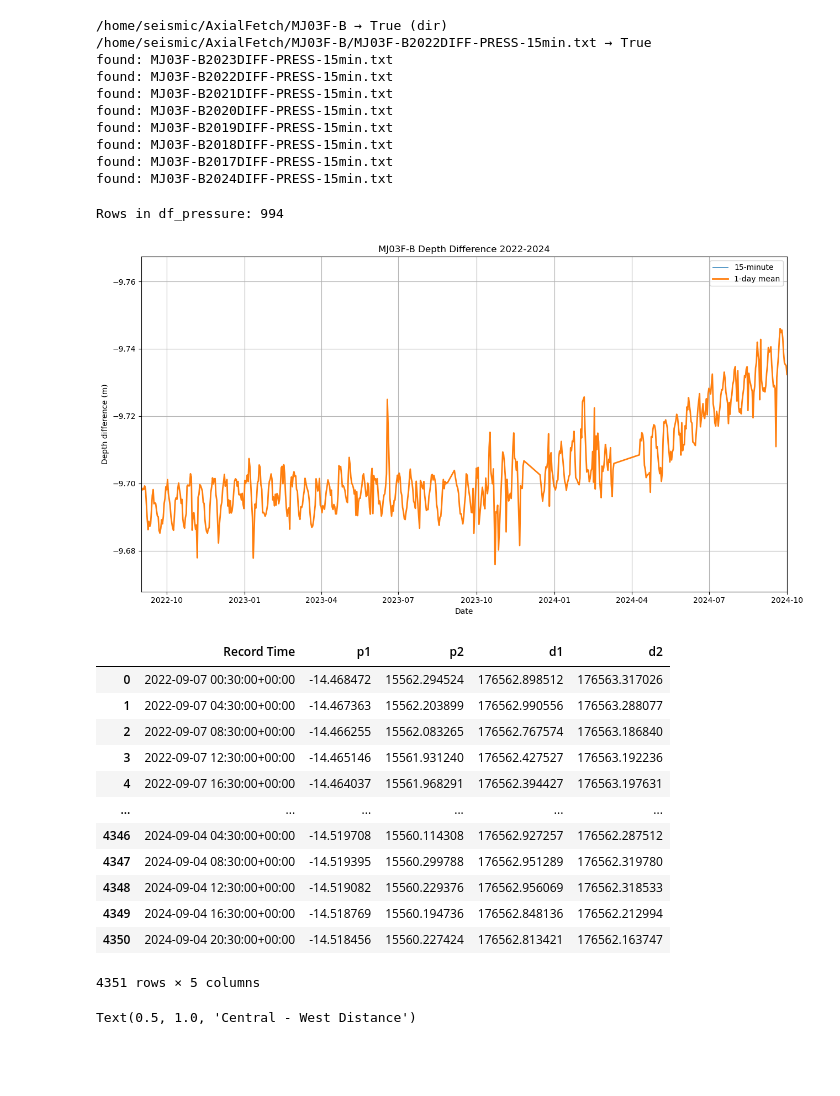
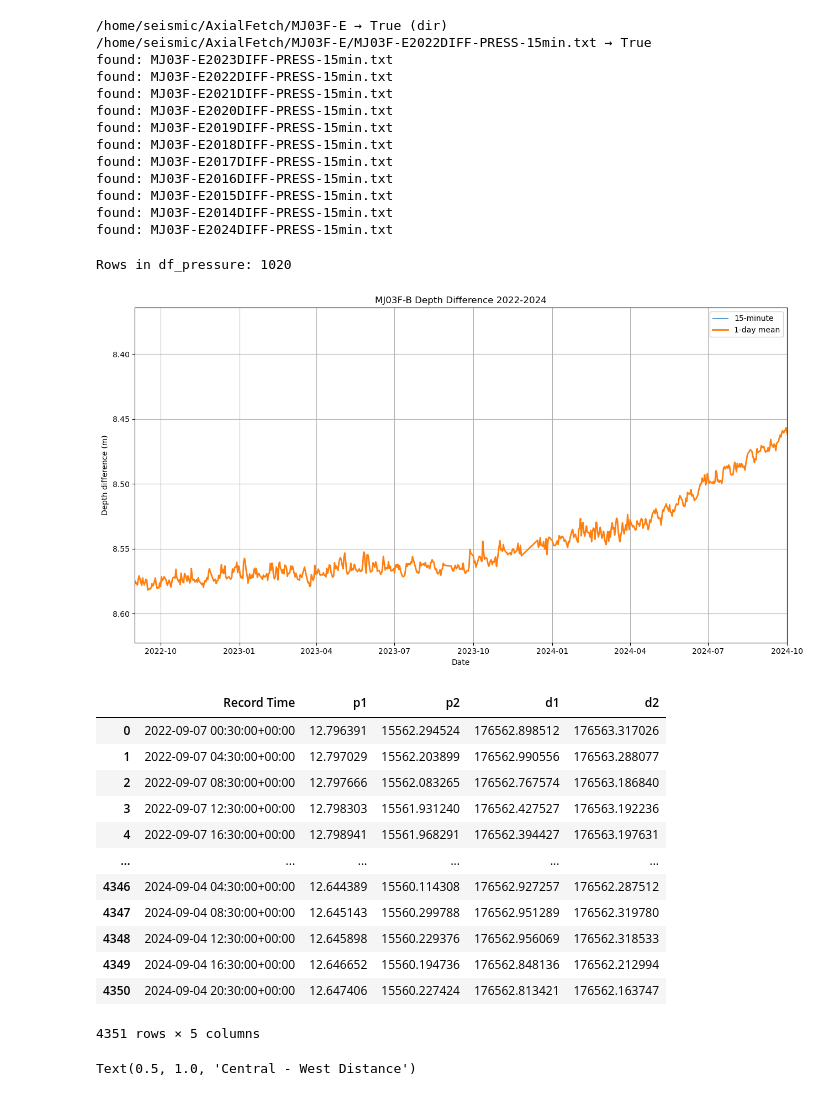
Before and after one commit to MaleenKidiwela/AxialFetch, a Jupyter notebook: Axial Modeling West.ipynb, the cells around one changed output. Cells and saved outputs as stored; diff of their text form; code cells hidden in the pictures; blank space fills up the shorter version.

```diff
--- a/Axial Modeling West.ipynb
+++ b/Axial Modeling West.ipynb
@@ -12,27 +12,30 @@ F2504 = pd.read_pickle("2504.pkl")
 from pathlib import Path
 
 # 1) Does a directory exist?
-base = Path("/home/seismic/AxialFetch/MJ03F-B")
+base = Path("/home/seismic/AxialFetch/MJ03F-E")
 print(base, "→", base.exists(), "(dir)" if base.is_dir() else "(not a dir)")
 
 # 2) Does one specific file exist?
-f = base / "MJ03F-B2022DIFF-PRESS-15min.txt"
+f = base / "MJ03F-E2022DIFF-PRESS-15min.txt"
 print(f, "→", f.exists())
 
 # 3) Quick sweep over a pattern
-for p in base.glob("MJ03F-B*DIFF-PRESS-15min.txt"):
+for p in base.glob("MJ03F-E*DIFF-PRESS-15min.txt"):
     print("found:", p.name)
 # %% [output]
-/home/seismic/AxialFetch/MJ03F-B → True (dir)
-/home/seismic/AxialFetch/MJ03F-B/MJ03F-B2022DIFF-PRESS-15min.txt → True
-found: MJ03F-B2023DIFF-PRESS-15min.txt
-found: MJ03F-B2022DIFF-PRESS-15min.txt
-found: MJ03F-B2021DIFF-PRESS-15min.txt
-found: MJ03F-B2020DIFF-PRESS-15min.txt
-found: MJ03F-B2019DIFF-PRESS-15min.txt
-found: MJ03F-B2018DIFF-PRESS-15min.txt
-found: MJ03F-B2017DIFF-PRESS-15min.txt
-found: MJ03F-B2024DIFF-PRESS-15min.txt
+/home/seismic/AxialFetch/MJ03F-E → True (dir)
+/home/seismic/AxialFetch/MJ03F-E/MJ03F-E2022DIFF-PRESS-15min.txt → True
+found: MJ03F-E2023DIFF-PRESS-15min.txt
+found: MJ03F-E2022DIFF-PRESS-15min.txt
+found: MJ03F-E2021DIFF-PRESS-15min.txt
+found: MJ03F-E2020DIFF-PRESS-15min.txt
+found: MJ03F-E2019DIFF-PRESS-15min.txt
+found: MJ03F-E2018DIFF-PRESS-15min.txt
+found: MJ03F-E2017DIFF-PRESS-15min.txt
+found: MJ03F-E2016DIFF-PRESS-15min.txt
+found: MJ03F-E2015DIFF-PRESS-15min.txt
+found: MJ03F-E2014DIFF-PRESS-15min.txt
+found: MJ03F-E2024DIFF-PRESS-15min.txt
 # %%
 # MJ03F-B depth / pressure processing
 # ----------------------------------
@@ -40,16 +43,16 @@ import pandas as pd
 from pathlib import Path
 import matplotlib.pyplot as plt
 
-base_path = Path("/home/seismic/AxialFetch/MJ03F-B")
+base_path = Path("/home/seismic/AxialFetch/MJ03F-E")
 years     = range(2022, 2025)      # 2022-2024
 factor    = 0.67                   # pressure-to-depth conversion
 
 def load_series(years, suffix):
-    """Read MJ03F-B DIFF-PRESS files (comma OR whitespace delimited)."""
+    """Read MJ03F-E DIFF-PRESS files (comma OR whitespace delimited)."""
     frames = []
 
     for yr in years:
-        f = base_path / f"MJ03F-B{yr}DIFF-PRESS-{suffix}.txt"
+        f = base_path / f"MJ03F-E{yr}DIFF-PRESS-{suffix}.txt"
         if not f.exists():
             continue
 
@@ -101,35 +104,35 @@ def load_series(years, suffix):
 df_15min = load_series(years, "15min")
 df_1day  = load_series(years, "1daymeans")
 
 df_15min["depth_m"] = df_15min["pressure_diff"] * factor
 df_1day ["depth_m"] = df_1day ["pressure_diff"] * factor
 
 # minimalist (time, pressure) DF
 df_pressure = df_1day[["time", "pressure_diff"]]
 
 print("Rows in df_pressure:", len(df_pressure))   # sanity check
 
 # ----------------------------------------------------------------------
 # quick plot
 plt.figure(figsize=(13, 7))
 plt.plot(df_15min["time"], df_15min["depth_m"],
          label="15-minute", linewidth=0.7)
 plt.plot(df_1day["time"],  df_1day["depth_m"],
          label="1-day mean", linewidth=2)
 plt.gca().invert_yaxis()
 plt.xlabel("Date")
 plt.ylabel("Depth difference (m)")
 plt.title("MJ03F-B Depth Difference 2022-2024")
 plt.xlim(pd.Timestamp(2022, 9, 1, tz="UTC"),
          pd.Timestamp(2024, 10, 1, tz="UTC"))
 #plt.ylim(-14.55, -14.45)
 plt.grid(True)
 plt.legend()
 plt.tight_layout()
 plt.show()
 # %% [output]
-Rows in df_pressure: 994
+Rows in df_pressure: 1020
-[figure, old version]
+[figure, new version]
 # %%
 import pandas as pd
 
@@ -204,17 +207,17 @@ df_var = df_var[df_var["Record Time"] >= cutoff].reset_index(drop=True)
 df_var
 # %% [output]
 |  | Record Time | p1 | p2 | d1 | d2 |
-| 0 | 2022-09-07 00:30:00+00:00 | -14.468472 | 15562.294524 | 176562.898512 | 176563.317026 |
-| 1 | 2022-09-07 04:30:00+00:00 | -14.467363 | 15562.203899 | 176562.990556 | 176563.288077 |
-| 2 | 2022-09-07 08:30:00+00:00 | -14.466255 | 15562.083265 | 176562.767574 | 176563.186840 |
-| 3 | 2022-09-07 12:30:00+00:00 | -14.465146 | 15561.931240 | 176562.427527 | 176563.192236 |
-| 4 | 2022-09-07 16:30:00+00:00 | -14.464037 | 15561.968291 | 176562.394427 | 176563.197631 |
+| 0 | 2022-09-07 00:30:00+00:00 | 12.796391 | 15562.294524 | 176562.898512 | 176563.317026 |
+| 1 | 2022-09-07 04:30:00+00:00 | 12.797029 | 15562.203899 | 176562.990556 | 176563.288077 |
+| 2 | 2022-09-07 08:30:00+00:00 | 12.797666 | 15562.083265 | 176562.767574 | 176563.186840 |
+| 3 | 2022-09-07 12:30:00+00:00 | 12.798303 | 15561.931240 | 176562.427527 | 176563.192236 |
+| 4 | 2022-09-07 16:30:00+00:00 | 12.798941 | 15561.968291 | 176562.394427 | 176563.197631 |
 | ... | ... | ... | ... | ... | ... |
-| 4346 | 2024-09-04 04:30:00+00:00 | -14.519708 | 15560.114308 | 176562.927257 | 176562.287512 |
-| 4347 | 2024-09-04 08:30:00+00:00 | -14.519395 | 15560.299788 | 176562.951289 | 176562.319780 |
-| 4348 | 2024-09-04 12:30:00+00:00 | -14.519082 | 15560.229376 | 176562.956069 | 176562.318533 |
-| 4349 | 2024-09-04 16:30:00+00:00 | -14.518769 | 15560.194736 | 176562.848136 | 176562.212994 |
-| 4350 | 2024-09-04 20:30:00+00:00 | -14.518456 | 15560.227424 | 176562.813421 | 176562.163747 |
+| 4346 | 2024-09-04 04:30:00+00:00 | 12.644389 | 15560.114308 | 176562.927257 | 176562.287512 |
+| 4347 | 2024-09-04 08:30:00+00:00 | 12.645143 | 15560.299788 | 176562.951289 | 176562.319780 |
+| 4348 | 2024-09-04 12:30:00+00:00 | 12.645898 | 15560.229376 | 176562.956069 | 176562.318533 |
+| 4349 | 2024-09-04 16:30:00+00:00 | 12.646652 | 15560.194736 | 176562.848136 | 176562.212994 |
+| 4350 | 2024-09-04 20:30:00+00:00 | 12.647406 | 15560.227424 | 176562.813421 | 176562.163747 |
 4351 rows × 5 columns
 # %%
 plt.figure(figsize=(12, 4))
```
Also changed, not shown: parts of 4 cells of this notebook, 41 other files.
